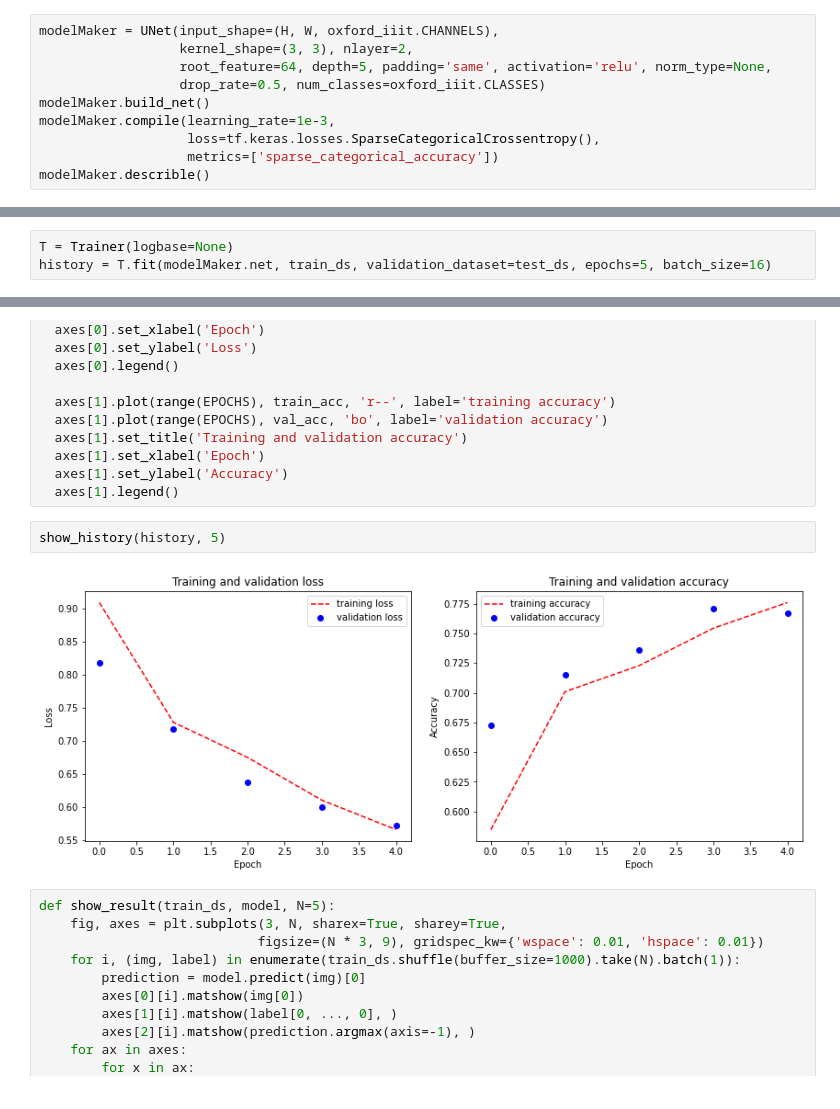
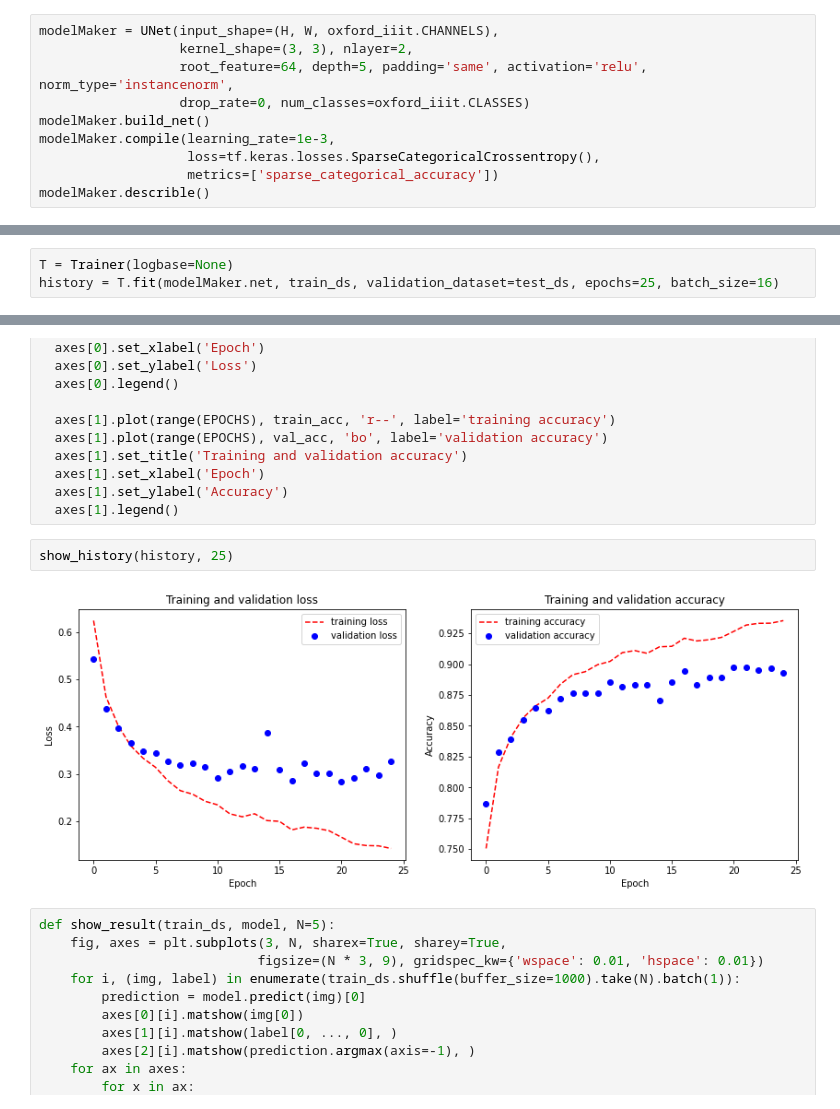
Before and after one commit to phylsix/dOD, a Jupyter notebook: notebooks/tf_oxford-iiit.ipynb, the cells around one changed output, grey strips where cells are left out. Cells and saved outputs as stored; diff of their text form.

```diff
--- a/notebooks/tf_oxford-iiit.ipynb
+++ b/notebooks/tf_oxford-iiit.ipynb
@@ -21,8 +21,8 @@ train_ds, test_ds = oxford_iiit.load_data()
 # %%
 modelMaker = UNet(input_shape=(H, W, oxford_iiit.CHANNELS),
                   kernel_shape=(3, 3), nlayer=2,
-                  root_feature=64, depth=5, padding='same', activation='relu', norm_type=None,
-                  drop_rate=0.5, num_classes=oxford_iiit.CLASSES)
+                  root_feature=64, depth=5, padding='same', activation='relu', norm_type='instancenorm',
+                  drop_rate=0, num_classes=oxford_iiit.CLASSES)
 modelMaker.build_net()
 modelMaker.compile(learning_rate=1e-3,
                    loss=tf.keras.losses.SparseCategoricalCrossentropy(),
@@ -48,5 +48,5 @@ modelMaker.describle()
 -------- output shape: (None, 128, 128, 3)
 # %%
 T = Trainer(logbase=None)
-history = T.fit(modelMaker.net, train_ds, validation_dataset=test_ds, epochs=5, batch_size=16)
+history = T.fit(modelMaker.net, train_ds, validation_dataset=test_ds, epochs=25, batch_size=16)
 # %% [output]
@@ -82,9 +89,9 @@ def show_history(history, EPOCHS=25):
   axes[1].set_ylabel('Accuracy')
   axes[1].legend()
 # %%
-show_history(history, 5)
+show_history(history, 25)
 # %% [output]
-[figure, old version]
+[figure, new version]
 # %%
 def show_result(train_ds, model, N=5):
     fig, axes = plt.subplots(3, N, sharex=True, sharey=True,
```
Also changed, not shown: parts of 4 cells of this notebook, 2 other files.
